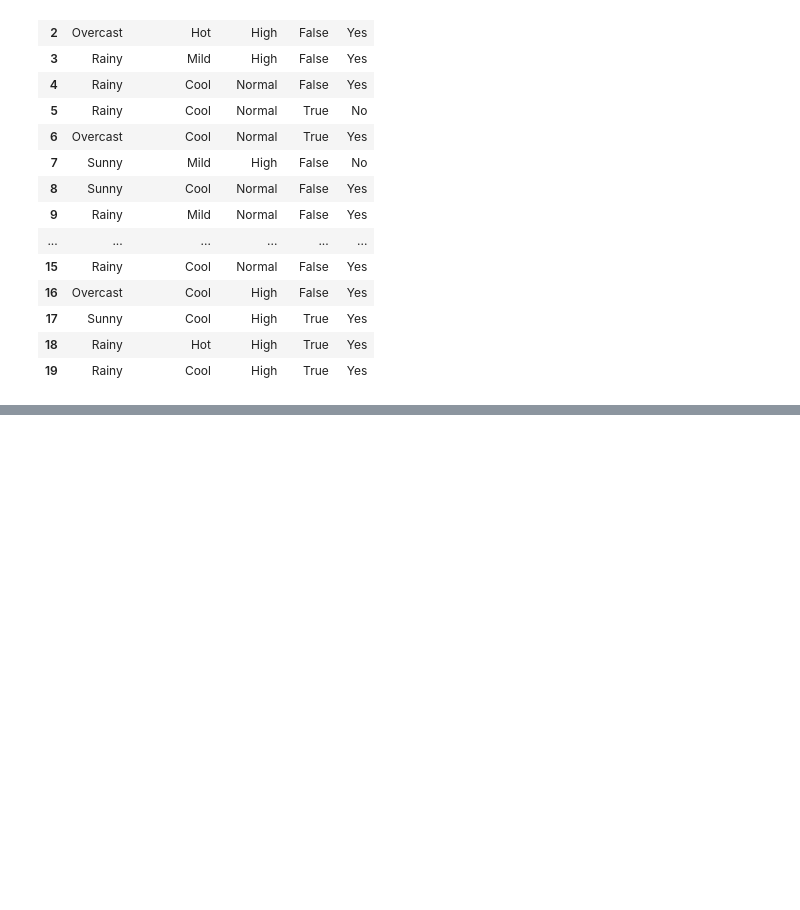
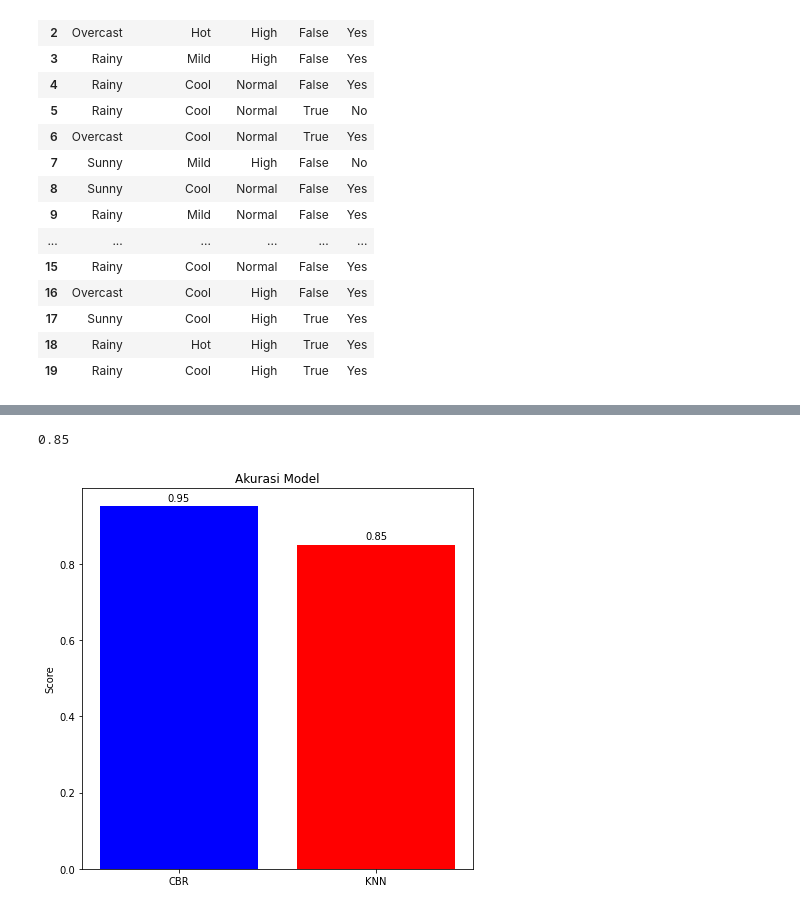
Before and after one commit to TeguhPermana666/CBR-System, a Jupyter notebook: cbrs.ipynb, the cells around one changed output, grey strips where cells are left out. Drawn from its saved outputs; the diff is of its cells as text; code cells hidden in the pictures; blank space fills up the shorter version.

Commit message:
[Evaluasi Model]

```diff
--- a/cbrs.ipynb
+++ b/cbrs.ipynb
@@ -232,0 +350,4 @@ library
+# %%
+library2 = library2[:]
+y_true = library[" Play"]
+y_pred = library2[" Play"][:-1]
@@ -232,0 +394,4 @@ library
+# %%
+from sklearn.metrics import accuracy_score
+cbr_test =accuracy_score(y_true,y_pred)
+cbr_test
@@ -232,0 +419,31 @@ library
+# %%
+from sklearn.neighbors import KNeighborsClassifier
+X_train = base      # Exclude last column
+y_train = library.iloc[:,-1]
+X_test = problems
+covariance_matrix = X_train.cov()                                      # Covariance
+inverse_covariance_matrix = np.linalg.pinv(covariance_matrix)       # Inverse
+model = KNeighborsClassifier()
+# model = KNeighborsClassifier(metric='mahalanobis',metric_params={'V':inverse_covariance_matrix})
+model.fit(X_train, y_train)
+y_test = pd.Series(model.predict(X_train))
+cases[" Play"] = y_test
+library3 = library.append(cases, ignore_index = True)     # Append to library
+# %%
+knn_test = accuracy_score(y_train,y_test)
+knn_test
+# %% [output]
+0.85
+# %%
+visualisai = pd.DataFrame({"CBR":[cbr_test], "KNN":[knn_test]}).T
+# visualisai
+plt.figure(figsize=(7,7))
+colors = ["#0000FF",'#FF0000']
+croods = np.arange(len(visualisai))
+plt.ylabel('Score')
+plt.title("Akurasi Model")
+reacts=plt.bar(croods,visualisai[0],tick_label=["CBR","KNN"],color=colors)
+plt.bar_label(reacts,padding=3)
+plt.show()
+# %% [output]
+[figure, added]
```
Also changed, not shown: parts of 15 cells of this notebook, 6 other files.
